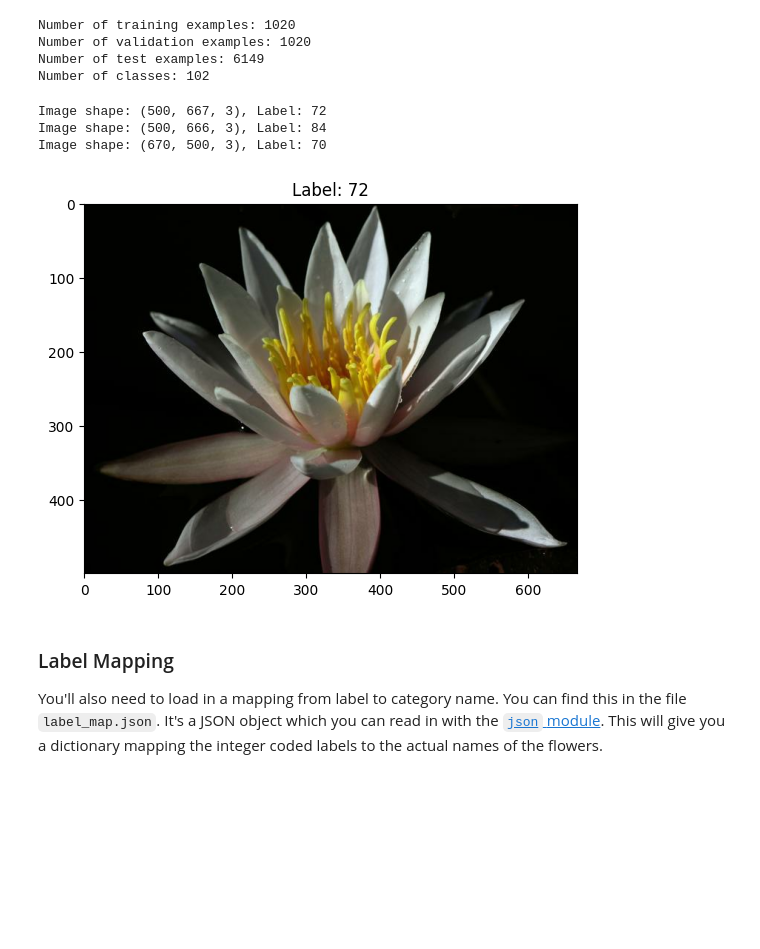
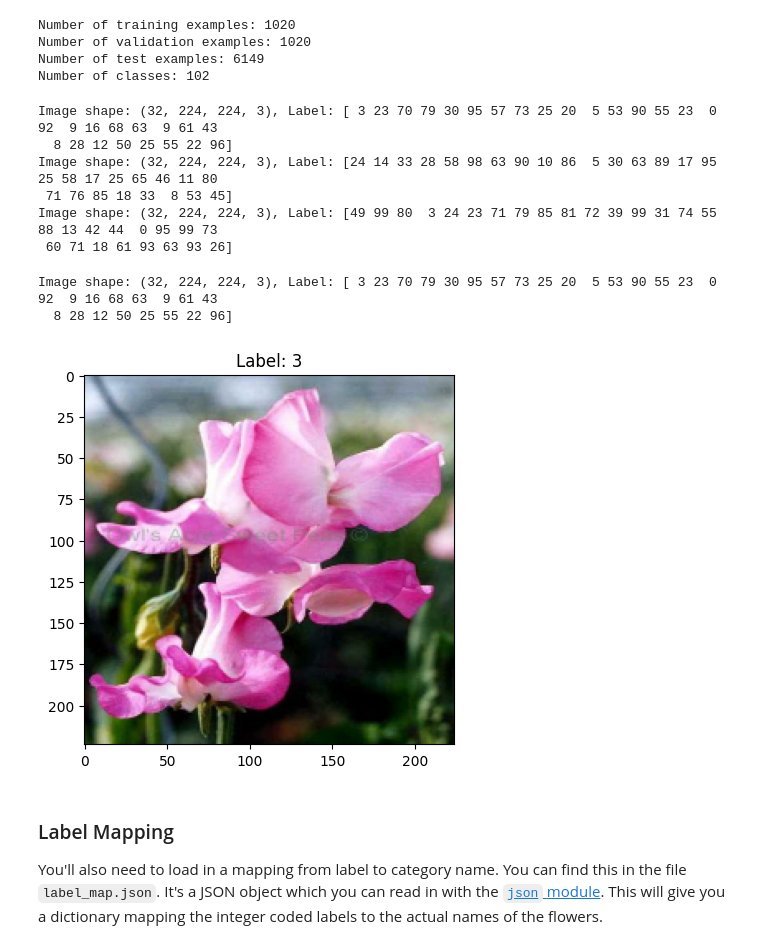
Before and after one commit to bigboy92/fend-matching-game, a Jupyter notebook: Project_Image_Classifier_Project.ipynb, the cells around one changed output. Drawn from its saved outputs; the diff is of its cells as text; code cells hidden in the pictures; blank space fills up the shorter version.

```diff
--- a/Project_Image_Classifier_Project.ipynb
+++ b/Project_Image_Classifier_Project.ipynb
@@ -47,15 +100,35 @@ Here you'll use `tensorflow_datasets` to load the [Oxford Flowers 102 dataset](h
 The validation and testing sets are used to measure the model's performance on data it hasn't seen yet, but you'll still need to normalize and resize the images to the appropriate size.
 # %%
 # TODO: Load the dataset with TensorFlow Datasets.
-dataset_name = 'oxford_flowers102'
-dataset, info = tfds.load(
-    dataset_name,
+
+dataset, dataset_info = tfds.load(
+    'oxford_flowers102',
+    split=['train', 'test', 'validation'],
     as_supervised=True,
-    with_info=True,
-    shuffle_files=True
+    with_info=True
 )
 
+#dataset, dataset_info = tfds.load('oxford_flowers102', as_supervised=True, with_info=True)
+
+
+
 # TODO: Create a training set, a validation set and a test set.
-train_dataset = dataset['train']
-valid_dataset = dataset['validation']
-test_dataset = dataset['test']
+
+train_dataset, test_dataset, val_dataset = dataset
+
+def preprocess(image, label):
+    image = tf.image.resize(image, (224, 224))
+    image = image / 255.0
+    return image, label
+
+train_dataset = train_dataset.map(preprocess).batch(32).shuffle(1000)
+val_dataset = val_dataset.map(preprocess).batch(32)
+test_dataset = test_dataset.map(preprocess).batch(32)
+
+
+#Check the shapes of the datasets
+for image, label in train_dataset.take(1):
+    print(image.shape, label.shape)
+#train_dataset = dataset['train']
+#validation_dataset = dataset['validation']
+#test_dataset = dataset['test']
@@ -80,9 +158,13 @@ Number of test examples: 6149
 Number of classes: 102
 # %%
 # TODO: Print the shape and corresponding label of 3 images in the training set.
+
 for image, label in train_dataset.take(3):
     print(f"Image shape: {image.shape}, Label: {label.numpy()}")
 # %% [output]
-Image shape: (500, 667, 3), Label: 72
-Image shape: (500, 666, 3), Label: 84
-Image shape: (670, 500, 3), Label: 70
+Image shape: (32, 224, 224, 3), Label: [ 3 23 70 79 30 95 57 73 25 20  5 53 90 55 23  0 92  9 16 68 63  9 61 43
+  8 28 12 50 25 55 22 96]
+Image shape: (32, 224, 224, 3), Label: [24 14 33 28 58 98 63 90 10 86  5 30 63 89 17 95 25 58 17 25 65 46 11 80
+ 71 76 85 18 33  8 53 45]
+Image shape: (32, 224, 224, 3), Label: [49 99 80  3 24 23 71 79 85 81 72 39 99 31 74 55 88 13 42 44  0 95 99 73
+ 60 71 18 61 93 63 93 26]
@@ -89,12 +174,13 @@ Image shape: (670, 500, 3), Label: 70
 # %%
-# TODO: Plot 1 image from the training set. Set the title
 for image, label in train_dataset.take(1):
-    plt.imshow(image.numpy())
-    plt.title(f"Label: {label.numpy()}")
-    plt.axis('on')
+    print(f"Image shape: {image.shape}, Label: {label.numpy()}")
+    plt.imshow(image[0])
+    plt.title(f"Label: {label[0].numpy()}")
     plt.show()
 # %% [output]
+Image shape: (32, 224, 224, 3), Label: [ 3 23 70 79 30 95 57 73 25 20  5 53 90 55 23  0 92  9 16 68 63  9 61 43
+  8 28 12 50 25 55 22 96]
-[figure, old version]
+[figure, new version]
 # %% [markdown]
 ### Label Mapping
 
```
Also changed, not shown: parts of 25 cells of this notebook.
